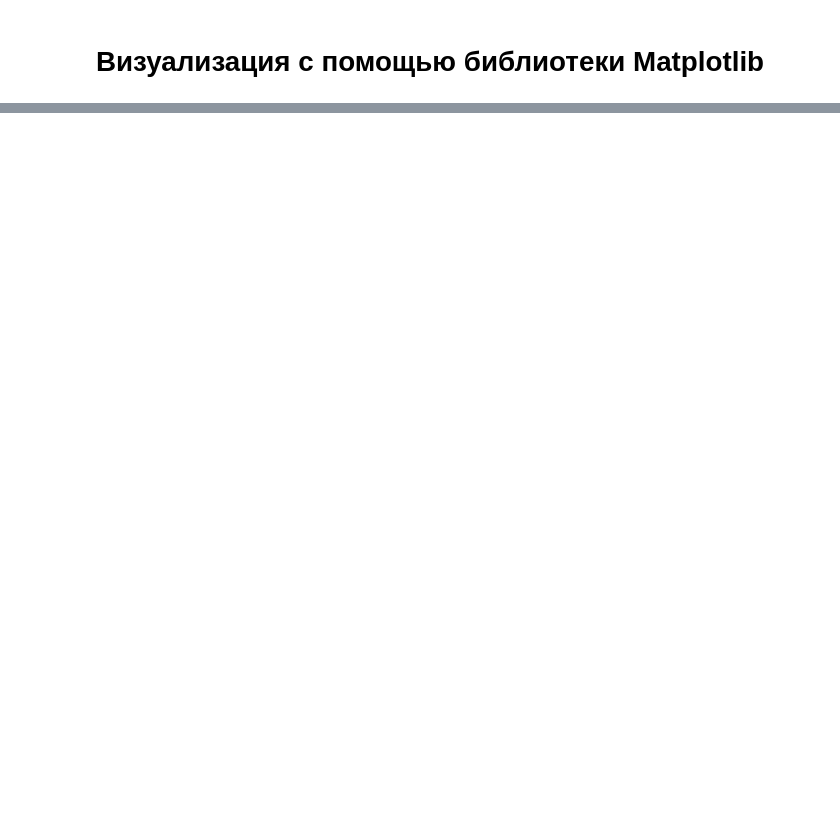
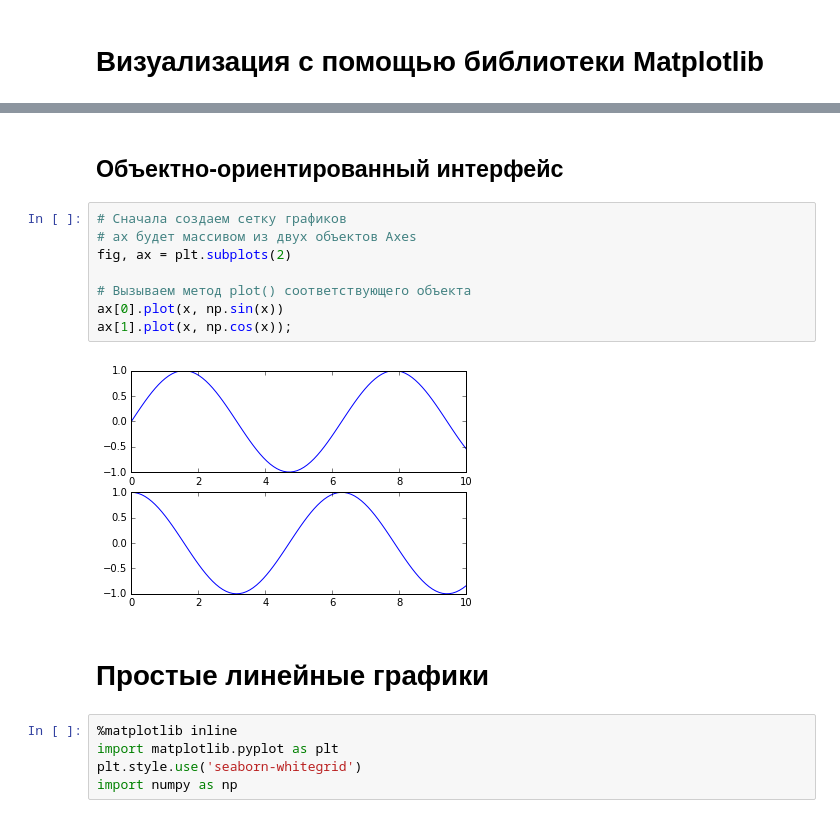
Before and after one commit to ensofter/python_for_difficult_tasks, a Jupyter notebook: Part 4 - Visualization with Matplotlib.ipynb, the cells around one changed output, grey strips where cells are left out. Cells and saved outputs as stored; diff of their text form; blank space fills up the shorter version.

```diff
--- a/Part 4 - Visualization with Matplotlib.ipynb
+++ b/Part 4 - Visualization with Matplotlib.ipynb
@@ -23,0 +47,19 @@ s = [1, 2, 3, 4, 5]
+# %% [markdown]
+## Объектно-ориентированный интерфейс
+# %%
+# Сначала создаем сетку графиков
+# ax будет массивом из двух объектов Axes
+fig, ax = plt.subplots(2)
+
+# Вызываем метод plot() соответствующего объекта
+ax[0].plot(x, np.sin(x))
+ax[1].plot(x, np.cos(x));
+# %% [output]
+[figure, added]
+# %% [markdown]
+# Простые линейные графики
+# %%
+%matplotlib inline
+import matplotlib.pyplot as plt
+plt.style.use('seaborn-whitegrid')
+import numpy as np
```
Also changed, not shown: parts of 30 cells of this notebook.
